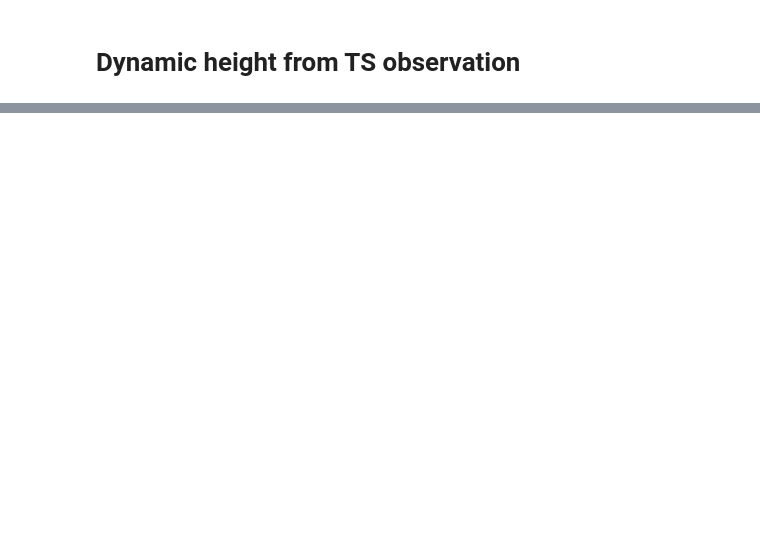
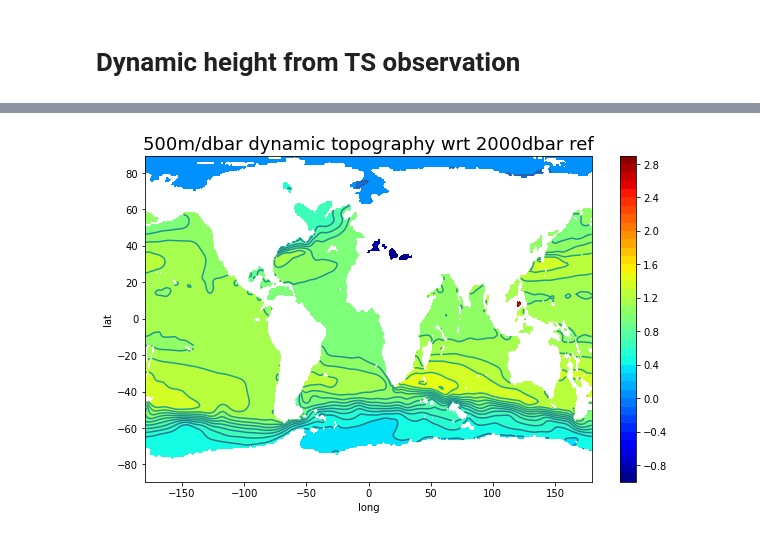
Before and after one commit to takaito1/easX305_F2023, a Jupyter notebook: week7/Dynamic height from TS.ipynb, the cells around one changed output, grey strips where cells are left out. Drawn from its saved outputs; the diff is of its cells as text; code cells hidden in the pictures; blank space fills up the shorter version.

```diff
--- a/week7/Dynamic height from TS.ipynb
+++ b/week7/Dynamic height from TS.ipynb
@@ -82,15 +51,15 @@ plt.show()
 # %%
-# now plot 100dbar level dynamic height wrt 2000 dbar
-ind=np.where(lev==100)
-#
-Zk = np.roll(Z[ind[0][0],:,:],180,axis=1)
-#
+# plot 500dbar level dynamic height wrt 2000 dbar
+ind=(lev==500)
 plt.figure(figsize=(10,6))
 cnt=np.arange(-1,3,.1)
-plt.contourf(xm0,ym0,Zk,cnt,cmap='RdBu_r')
+Z2d=np.squeeze(Z[ind,:,:])
+plt.contourf(xm,ym,Z2d,cnt,cmap='jet')
 plt.colorbar()
-plt.contour(xm0,ym0,Zk,cnt,linestyles='solid',colors='k',linewidths=.2)
+plt.contour(xm,ym,Z2d,cnt,linestyles='solid')
 plt.xlabel('long')
 plt.ylabel('lat')
-plt.title('100dbar dynamic topography wrt 2000dbar ref',fontsize=18)
+plt.title('500m/dbar dynamic topography wrt 2000dbar ref',fontsize=18)
 plt.show()
+# %% [output]
+[figure, added]
```
Also changed, not shown: parts of 12 cells of this notebook.
